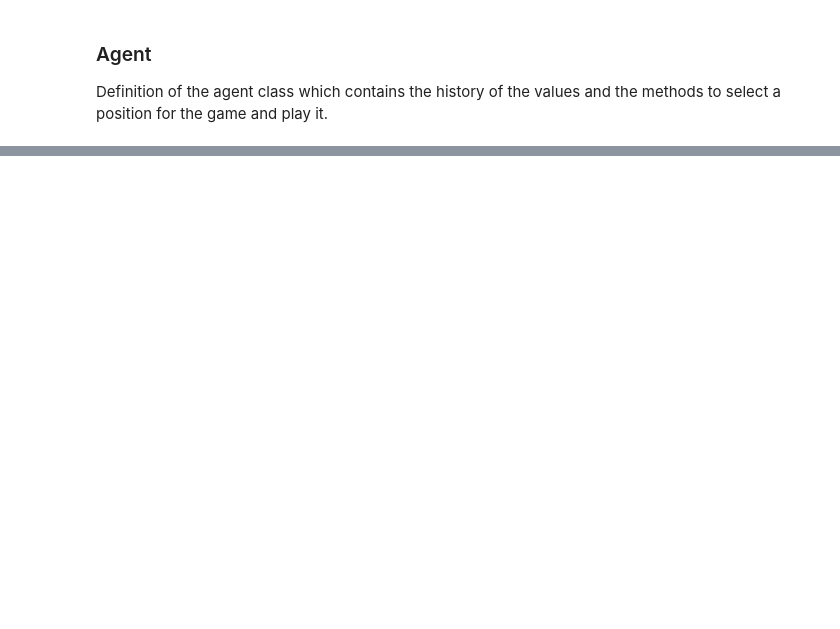
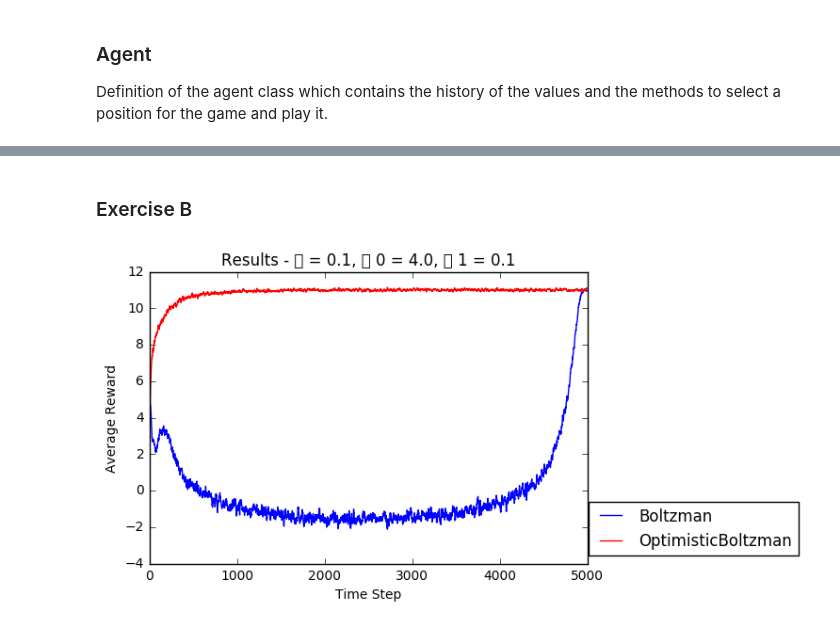
Before and after one commit to fabioanh/stochastic-climbing-game, a Jupyter notebook: stochastic-climbing-game.ipynb, the cells around one changed output, grey strips where cells are left out. Drawn from its saved outputs; the diff is of its cells as text; code cells hidden in the pictures; blank space fills up the shorter version.

```diff
--- a/stochastic-climbing-game.ipynb
+++ b/stochastic-climbing-game.ipynb
@@ -279,0 +297,35 @@ print(listt + listt)
+# %% [markdown]
+### Exercise B
+# %%
+sigma = 0.1
+sigma0 = 4.0
+sigma1 = 0.1
+
+game_values = [[(11, sigma0), (-30, sigma), (0, sigma)],
+              [(-30, sigma), (7, sigma1), (6, sigma)],
+              [(0, sigma), (0, sigma), (5, sigma)]]
+
+agent1 = BoltzmannJointActionLearner(None, iterations)
+agent2 = BoltzmannJointActionLearner(None, iterations)
+
+game = Game(game_values, iterations, agent1, agent2)
+game.run_joint(experiments)
+
+values_boltzman = moving_average((game.history_values_agent1
+                                  + game.history_values_agent2) / 2, 10)
+
+agent1 = OptimisticBoltzmannJointActionLearner(None, iterations)
+agent2 = OptimisticBoltzmannJointActionLearner(None, iterations)
+
+game = Game(game_values, iterations, agent1, agent2)
+game.run_joint(experiments)
+
+values_optimistic_boltzman = moving_average((game.history_values_agent1
+                                             + game.history_values_agent2) / 2, 10)
+
+plot_agents_avg_reward('Results - \u03A3 = {}, \u03A3 0 = {}, \u03A3 1 = {}'. format(sigma, sigma0, sigma1),
+                       [values_boltzman, values_optimistic_boltzman],
+                       ['b-', 'r-'],
+                       ['Boltzman', 'OptimisticBoltzman'])
+# %% [output]
+[figure, added]
```
Also changed, not shown: parts of 11 cells of this notebook.
